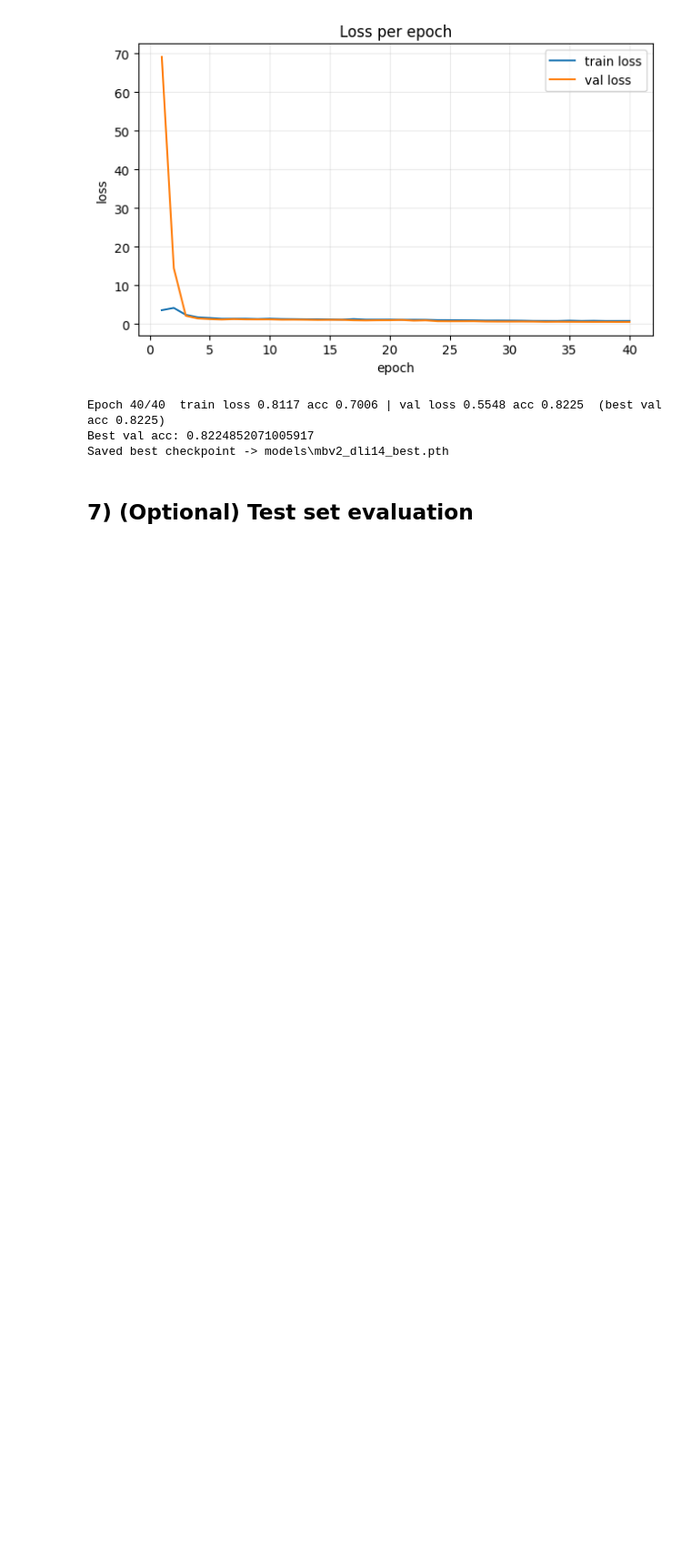
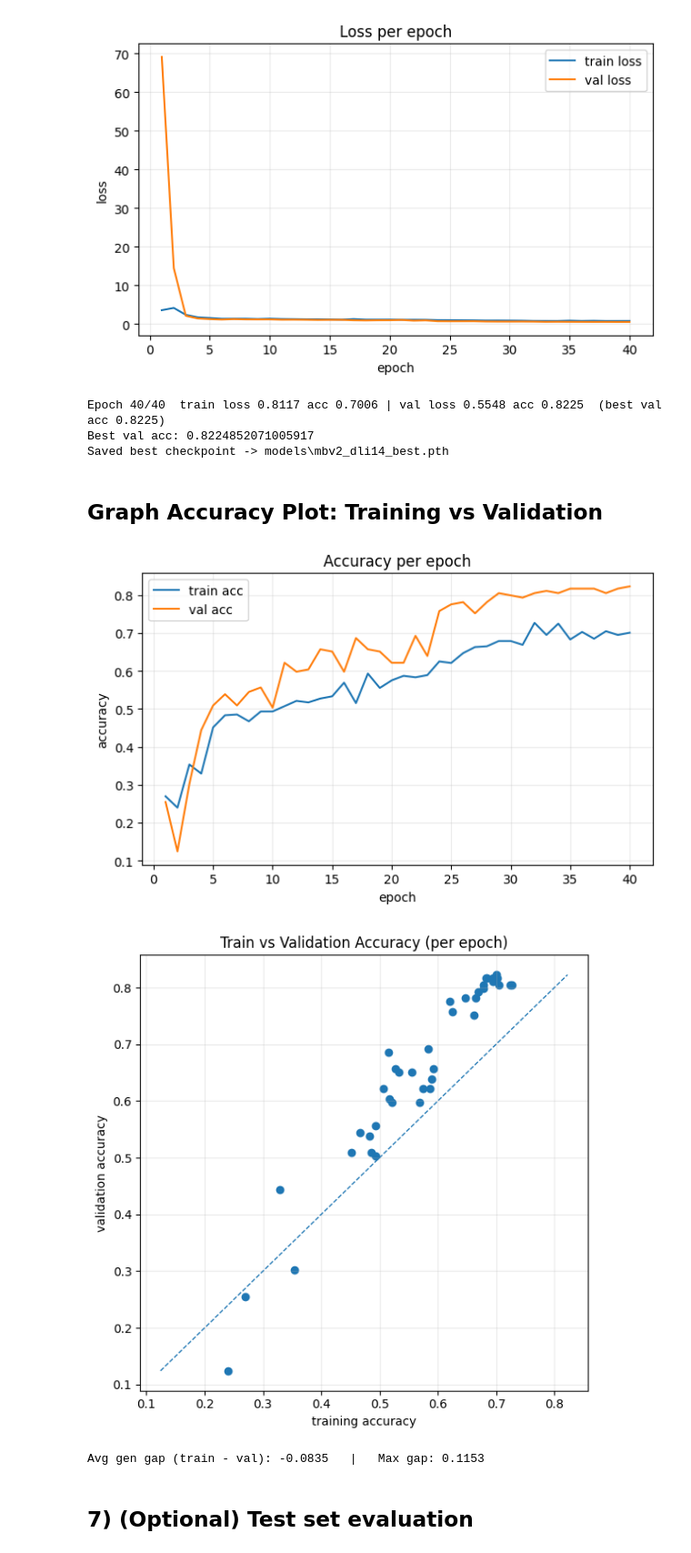
Before and after one commit to chirdnek/2025-CP_Fishfresh, a Jupyter notebook: model/MobileNetV2_GitHub_Training.ipynb, the cells around one changed output. Shown at 91% size. Saved outputs shown, nothing was run; the diff lists cells and outputs as text; code cells hidden in the pictures; blank space fills up the shorter version.

Commit message:
Additional graph for Accuracy plotting of Training and Validation

```diff
--- a/model/MobileNetV2_GitHub_Training.ipynb
+++ b/model/MobileNetV2_GitHub_Training.ipynb
@@ -722,6 +722,73 @@ print("Best val acc:", best_acc, "\nSaved best checkpoint ->", ckpt_path)
 Epoch 40/40  train loss 0.8117 acc 0.7006 | val loss 0.5548 acc 0.8225  (best val acc 0.8225)
 Best val acc: 0.8224852071005917
 Saved best checkpoint -> models\mbv2_dli14_best.pth
+# %% [markdown]
+## Graph Accuracy Plot: Training vs Validation
+# %%
+# === ACCURACY PLOTS: line (per epoch) + XY (train vs val) ===
+
+import os, sys, subprocess
+from pathlib import Path
+
+# make sure matplotlib/pandas are available (installs once if missing)
+try:
+    import matplotlib.pyplot as plt
+    import pandas as pd
+except ModuleNotFoundError:
+    Path("C:/t/pip").mkdir(parents=True, exist_ok=True)
+    os.environ["TMP"]=r"C:\t"; os.environ["TEMP"]=r"C:\t"; os.environ["PIP_CACHE_DIR"]=r"C:\t\pip"
+    subprocess.check_call([sys.executable,"-m","pip","install","--no-cache-dir","matplotlib","pandas"])
+    import matplotlib.pyplot as plt
+    import pandas as pd
+
+OUT_DIR = Path("model/models") if Path("model").exists() else Path("models")
+
+# 1) get history (prefer in-memory; else load CSV saved by training cell)
+hist = None
+if "history" in globals() and isinstance(history, dict) and history.get("train_acc"):
+    hist = history
+elif (OUT_DIR/"training_history.csv").exists():
+    df = pd.read_csv(OUT_DIR/"training_history.csv")
+    cols = [c for c in ["train_acc","val_acc","train_loss","val_loss"] if c in df.columns]
+    hist = {k: df[k].tolist() for k in cols}
+
+if not hist or "train_acc" not in hist or "val_acc" not in hist:
+    raise SystemExit("No accuracy history found. Run training (or save training_history.csv) first.")
+
+epochs = range(1, len(hist["train_acc"])+1)
+
+# 2) line chart: accuracy vs epoch
+plt.figure(figsize=(6.5,4.2))
+plt.plot(epochs, hist["train_acc"], label="train acc")
+plt.plot(epochs, hist["val_acc"],   label="val acc")
+plt.title("Accuracy per epoch")
+plt.xlabel("epoch"); plt.ylabel("accuracy")
+plt.legend(); plt.grid(True, alpha=0.25); plt.tight_layout()
+plt.show()
+
+# 3) XY scatter: train acc (X) vs val acc (Y) + y=x line
+import numpy as np
+ta = np.array(hist["train_acc"], dtype=float)
+va = np.array(hist["val_acc"],   dtype=float)
+
+plt.figure(figsize=(6.0,6.0))
+plt.scatter(ta, va)
+mn = float(min(ta.min(), va.min()))
+mx = float(max(ta.max(), va.max()))
+plt.plot([mn, mx], [mn, mx], linestyle="--", linewidth=1)  # y = x reference
+plt.xlabel("training accuracy")
+plt.ylabel("validation accuracy")
+plt.title("Train vs Validation Accuracy (per epoch)")
+plt.grid(True, alpha=0.25); plt.tight_layout()
+plt.show()
+
+# (optional) quick text summary
+gap = (ta - va)
+print(f"Avg gen gap (train - val): {gap.mean():.4f}   |   Max gap: {gap.max():.4f}")
+# %% [output]
+[figure, added]
+[figure, added]
+Avg gen gap (train - val): -0.0835   |   Max gap: 0.1153
 # %% [markdown]
 ## 7) (Optional) Test set evaluation
 # %%
```
